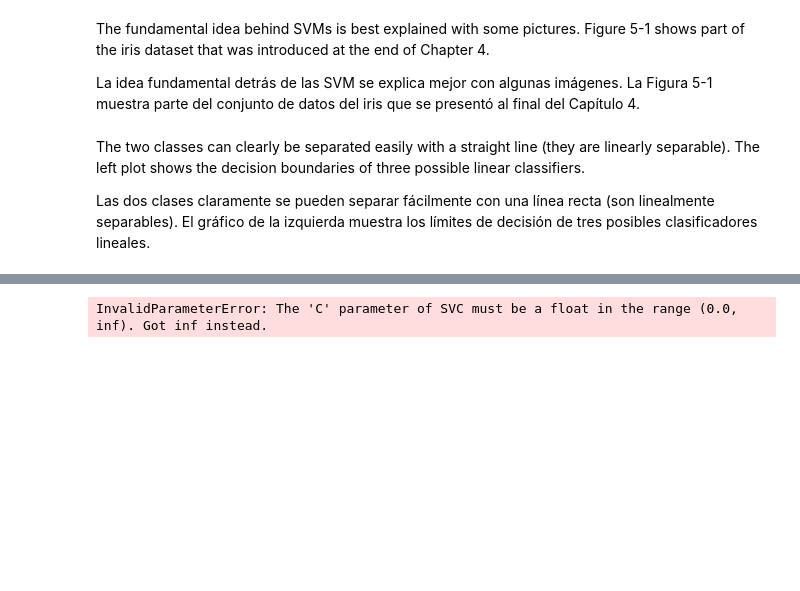
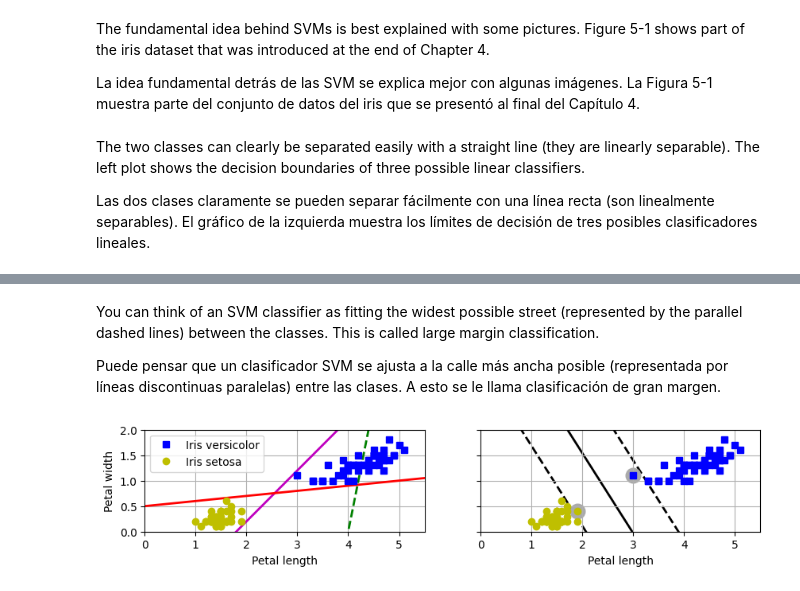
Before and after one commit to marco-canas/arima, a Jupyter notebook: machine_learning/1_time_series/8_seminario_sep_27/8_seminario_ml_sat_dengue_sep_27.ipynb, the cells around one changed output, grey strips where cells are left out. Cells and saved outputs as stored; diff of their text form; code cells hidden in the pictures; blank space fills up the shorter version.

Commit message:
clasificación con florez de iris lograda gracias a chatGPT

```diff
--- a/machine_learning/1_time_series/8_seminario_sep_27/8_seminario_ml_sat_dengue_sep_27.ipynb
+++ b/machine_learning/1_time_series/8_seminario_sep_27/8_seminario_ml_sat_dengue_sep_27.ipynb
@@ -349,3 +351,8 @@ dashed lines) between the classes. This is called large margin classification.
+# %% [markdown]
+You can think of an SVM classifier as fitting the widest possible street (represented by the parallel
+dashed lines) between the classes. This is called large margin classification.
+
+Puede pensar que un clasificador SVM se ajusta a la calle más ancha posible (representada por líneas discontinuas paralelas) entre las clases. A esto se le llama clasificación de gran margen.
 # %%
 
 # extra code – this cell generates and saves Figure 5–1
@@ -364,7 +371,7 @@ X = X[setosa_or_versicolor]
 y = y[setosa_or_versicolor]
 
 # SVM Classifier model
-svm_clf = SVC(kernel="linear", C=float("inf"))
+svm_clf = SVC(kernel="linear", C=1.0)
 svm_clf.fit(X, y)
 
 # Bad models
@@ -392,35 +399,35 @@ def plot_svc_decision_boundary(svm_clf, xmin, xmax):
     plt.plot(x0, gutter_down, "k--", linewidth=2, zorder=-2)
     plt.scatter(svs[:, 0], svs[:, 1], s=180, facecolors='#AAA',
                 zorder=-1)
 
 fig, axes = plt.subplots(ncols=2, figsize=(10, 2.7), sharey=True)
 
 plt.sca(axes[0])
 plt.plot(x0, pred_1, "g--", linewidth=2)
 plt.plot(x0, pred_2, "m-", linewidth=2)
 plt.plot(x0, pred_3, "r-", linewidth=2)
 plt.plot(X[:, 0][y==1], X[:, 1][y==1], "bs", label="Iris versicolor")
 plt.plot(X[:, 0][y==0], X[:, 1][y==0], "yo", label="Iris setosa")
 plt.xlabel("Petal length")
 plt.ylabel("Petal width")
 plt.legend(loc="upper left")
 plt.axis([0, 5.5, 0, 2])
 plt.gca().set_aspect("equal")
 plt.grid()
 
 plt.sca(axes[1])
 plot_svc_decision_boundary(svm_clf, 0, 5.5)
 plt.plot(X[:, 0][y==1], X[:, 1][y==1], "bs")
 plt.plot(X[:, 0][y==0], X[:, 1][y==0], "yo")
 plt.xlabel("Petal length")
 plt.axis([0, 5.5, 0, 2])
 plt.gca().set_aspect("equal")
 plt.grid()
 
-save_fig("large_margin_classification_plot")
+plt.savefig("/home/marco/Documentos/investigacion/investigacion_dengue/machine_learning/images/large_margin_classification_plot.jpg")
 plt.show()
 # %% [output]
-InvalidParameterError: The 'C' parameter of SVC must be a float in the range (0.0, inf). Got inf instead.
+[figure, added]
 # %% [markdown]
 # Referencias
 
```
Also changed, not shown: parts of 5 cells of this notebook, 1 other file.
